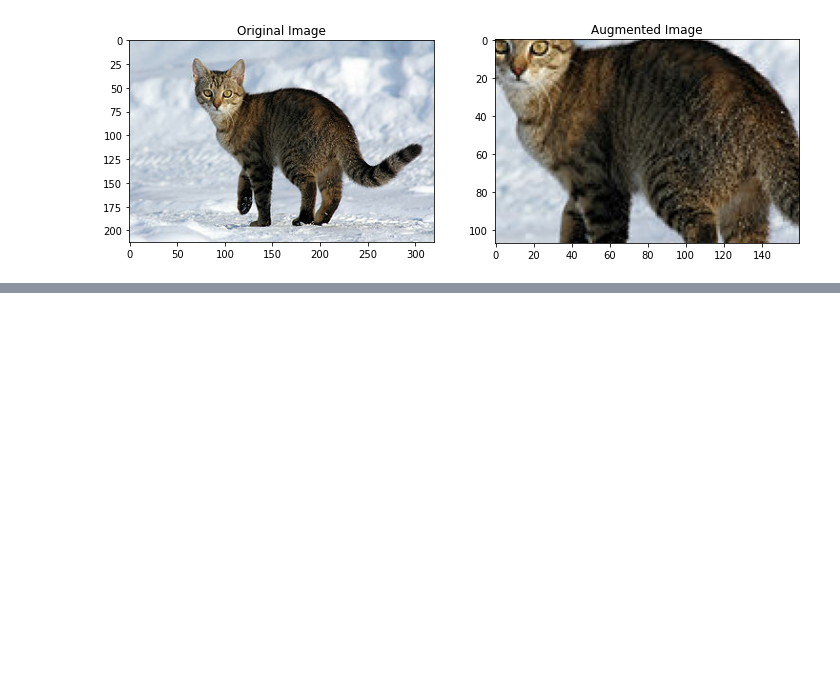
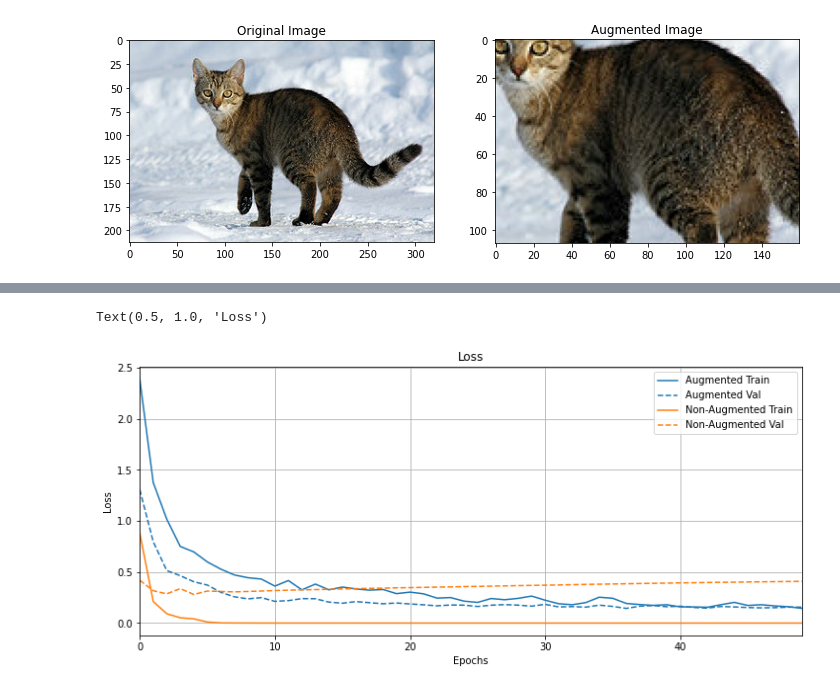
Before and after one commit to rojagtap/tensorflow_notebooks, a Jupyter notebook: data_augmentation.ipynb, the cells around one changed output, grey strips where cells are left out. Cells and saved outputs as stored; diff of their text form; code cells hidden in the pictures; blank space fills up the shorter version.

```diff
--- a/data_augmentation.ipynb
+++ b/data_augmentation.ipynb
@@ -163,0 +195,7 @@ aug_history = model_with_aug.fit(augmented_train_batches, epochs=50, validation_
+# %%
+plotter = tfdocs.plots.HistoryPlotter()
+plotter.plot({"Augmented": aug_history, "Non-Augmented": no_aug_history}, metric = "loss")
+plt.title("Loss")
+# %% [output]
+Text(0.5, 1.0, 'Loss')
+[figure, added]
```
Also changed, not shown: parts of 7 cells of this notebook.
